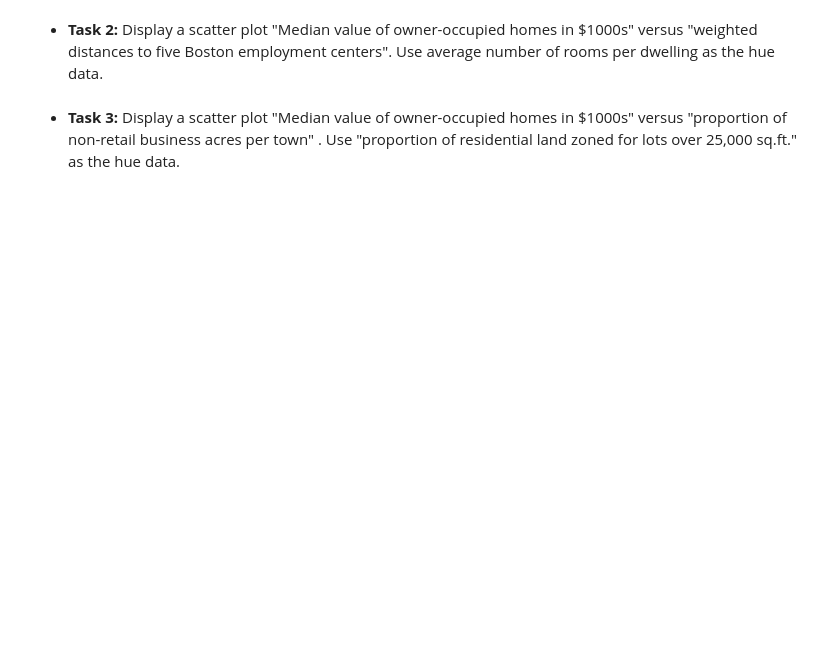
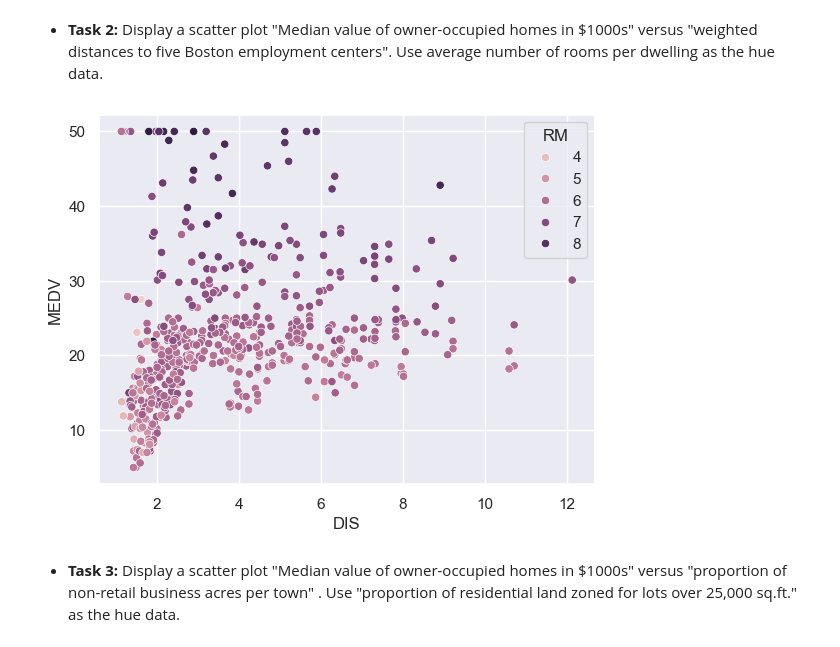
Before and after one commit to surrelsaga/DDW-weekly-problemSets, a Jupyter notebook: Week09_Cohort.ipynb, the cells around one changed output. Saved outputs shown, nothing was run; the diff lists cells and outputs as text; code cells hidden in the pictures; blank space fills up the shorter version.

```diff
--- a/Week09_Cohort.ipynb
+++ b/Week09_Cohort.ipynb
@@ -380,12 +380,14 @@ sns.set()
 # %%
 # Task 2
 # plot using scatter plot
 # replace the None
 # myplot: axes.Axes = None
 
-###
-### YOUR CODE HERE
-###
+df_data02: pd.DataFrame = df.loc[:, ['MEDV', 'DIS', 'RM']]
+
+myplot: axes.Axes = sns.scatterplot(x='DIS', y='MEDV', hue='RM', data=df_data02)
+# %% [output]
+[figure, added]
 # %% [markdown]
 - **Task 3:** Display a scatter plot "Median value of owner-occupied homes in \$1000s" versus "proportion of non-retail business acres per town" . Use "proportion of residential land zoned for lots over 25,000 sq.ft." as the hue data.
 # %%
```
Also changed, not shown: parts of 10 cells of this notebook.
